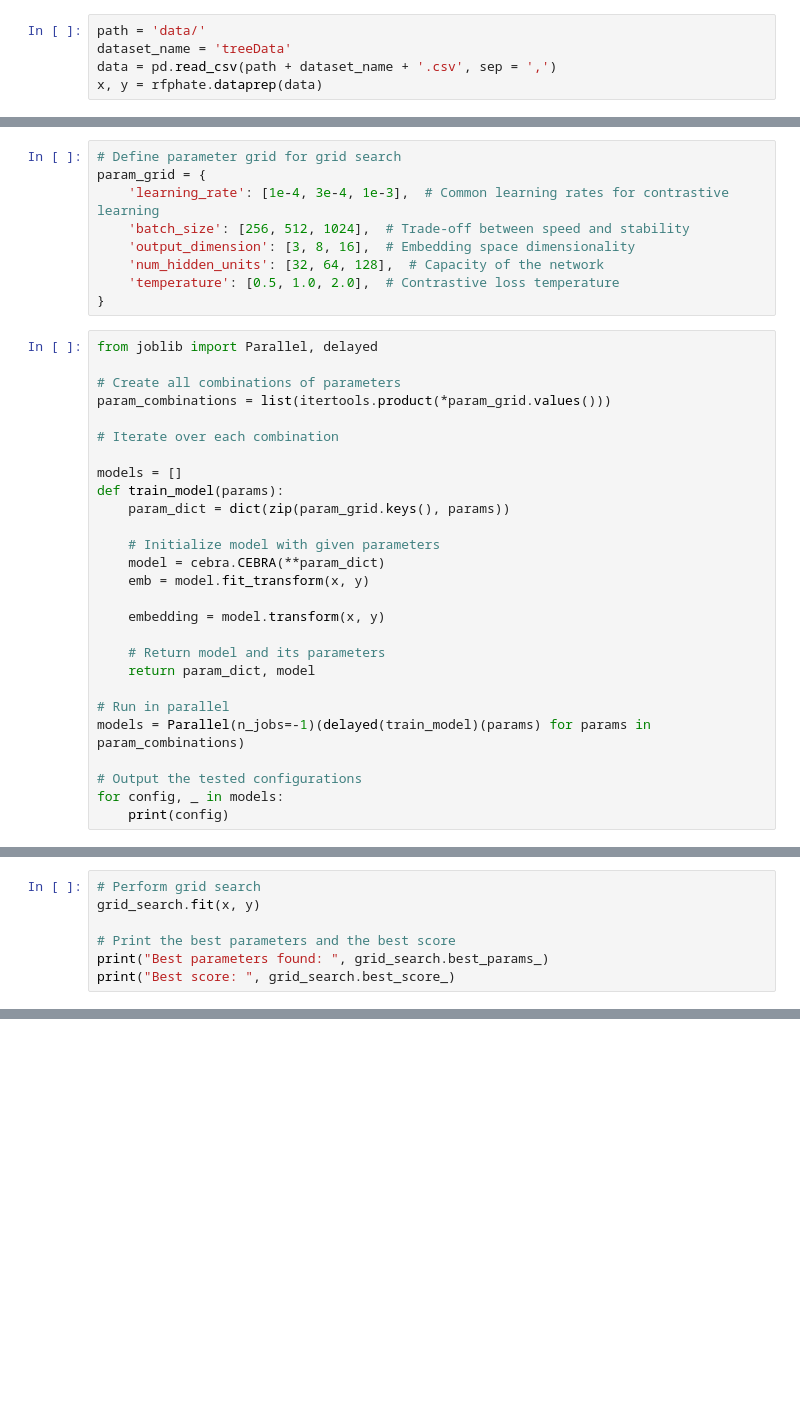
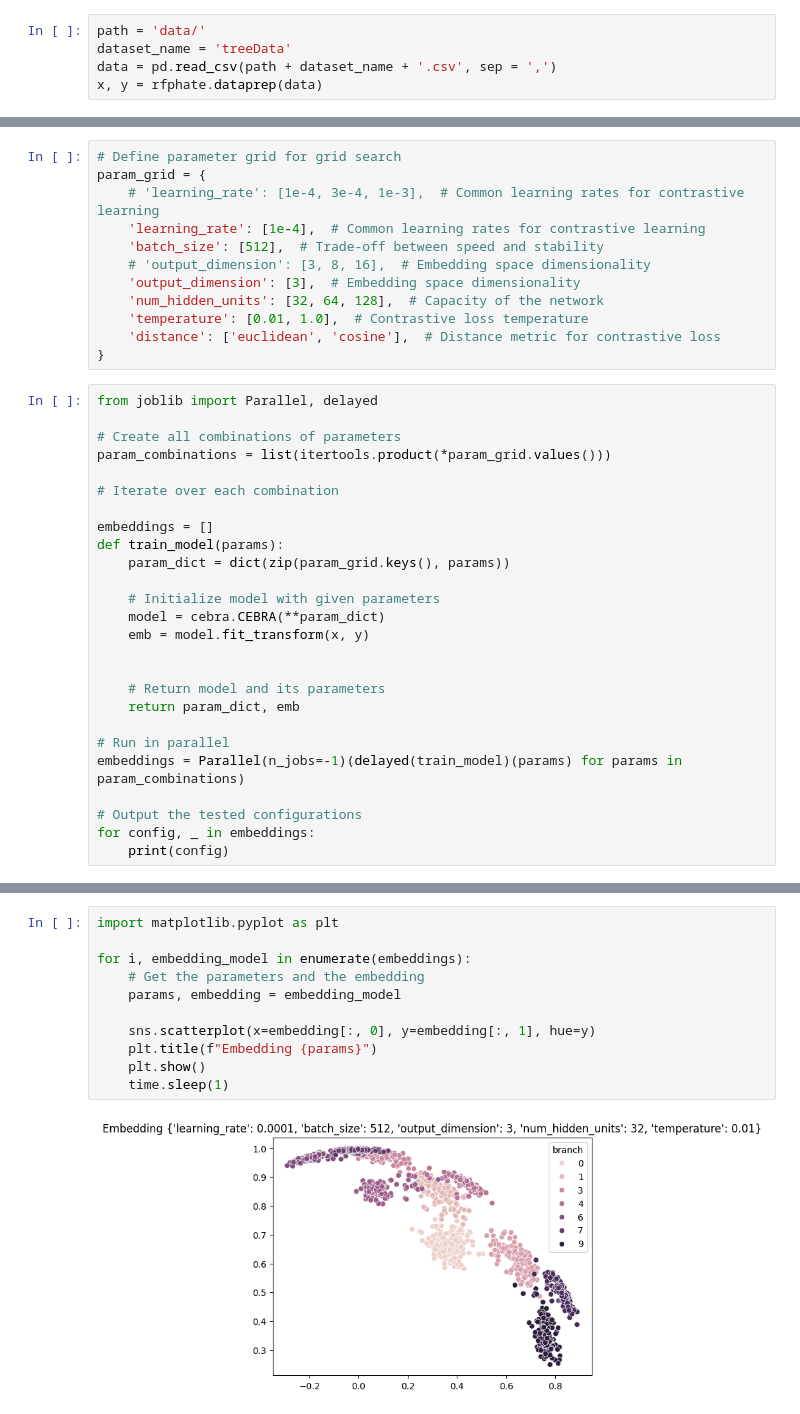
Before and after one commit to jakerhodes/RF-PHATE-Quantification, a Jupyter notebook: cebra_param_search.ipynb, the cells around one changed output, grey strips where cells are left out. Saved outputs shown, nothing was run; the diff lists cells and outputs as text; blank space fills up the shorter version.

```diff
--- a/cebra_param_search.ipynb
+++ b/cebra_param_search.ipynb
@@ -13,11 +17,14 @@ x, y = rfphate.dataprep(data)
 # %%
 # Define parameter grid for grid search
 param_grid = {
-    'learning_rate': [1e-4, 3e-4, 1e-3],  # Common learning rates for contrastive learning
-    'batch_size': [256, 512, 1024],  # Trade-off between speed and stability
-    'output_dimension': [3, 8, 16],  # Embedding space dimensionality
+    # 'learning_rate': [1e-4, 3e-4, 1e-3],  # Common learning rates for contrastive learning
+    'learning_rate': [1e-4],  # Common learning rates for contrastive learning
+    'batch_size': [512],  # Trade-off between speed and stability
+    # 'output_dimension': [3, 8, 16],  # Embedding space dimensionality
+    'output_dimension': [3],  # Embedding space dimensionality
     'num_hidden_units': [32, 64, 128],  # Capacity of the network
-    'temperature': [0.5, 1.0, 2.0],  # Contrastive loss temperature
+    'temperature': [0.01, 1.0],  # Contrastive loss temperature
+    'distance': ['euclidean', 'cosine'],  # Distance metric for contrastive loss
 }
 # %%
 from joblib import Parallel, delayed
@@ -27,7 +34,7 @@ param_combinations = list(itertools.product(*param_grid.values()))
 
 # Iterate over each combination
 
-models = []
+embeddings = []
 def train_model(params):
     param_dict = dict(zip(param_grid.keys(), params))
 
@@ -35,15 +42,14 @@ def train_model(params):
     model = cebra.CEBRA(**param_dict)
     emb = model.fit_transform(x, y)
 
-    embedding = model.transform(x, y)
 
     # Return model and its parameters
-    return param_dict, model
+    return param_dict, emb
 
 # Run in parallel
-models = Parallel(n_jobs=-1)(delayed(train_model)(params) for params in param_combinations)
+embeddings = Parallel(n_jobs=-1)(delayed(train_model)(params) for params in param_combinations)
 
 # Output the tested configurations
-for config, _ in models:
+for config, _ in embeddings:
     print(config)
 # %% [output]
@@ -51,7 +61,0 @@ KeyboardInterrupt:
-# %%
-# Perform grid search
-grid_search.fit(x, y)
-
-# Print the best parameters and the best score
-print("Best parameters found: ", grid_search.best_params_)
-print("Best score: ", grid_search.best_score_)
@@ -59,0 +65,13 @@ TypeError: If no scoring is specified, the estimator passed should have a 'score
+# %%
+import matplotlib.pyplot as plt
+
+for i, embedding_model in enumerate(embeddings):
+    # Get the parameters and the embedding
+    params, embedding = embedding_model
+
+    sns.scatterplot(x=embedding[:, 0], y=embedding[:, 1], hue=y)
+    plt.title(f"Embedding {params}")
+    plt.show()
+    time.sleep(1)
+# %% [output]
+[figure, added]
```
Also changed, not shown: parts of 7 cells of this notebook.
